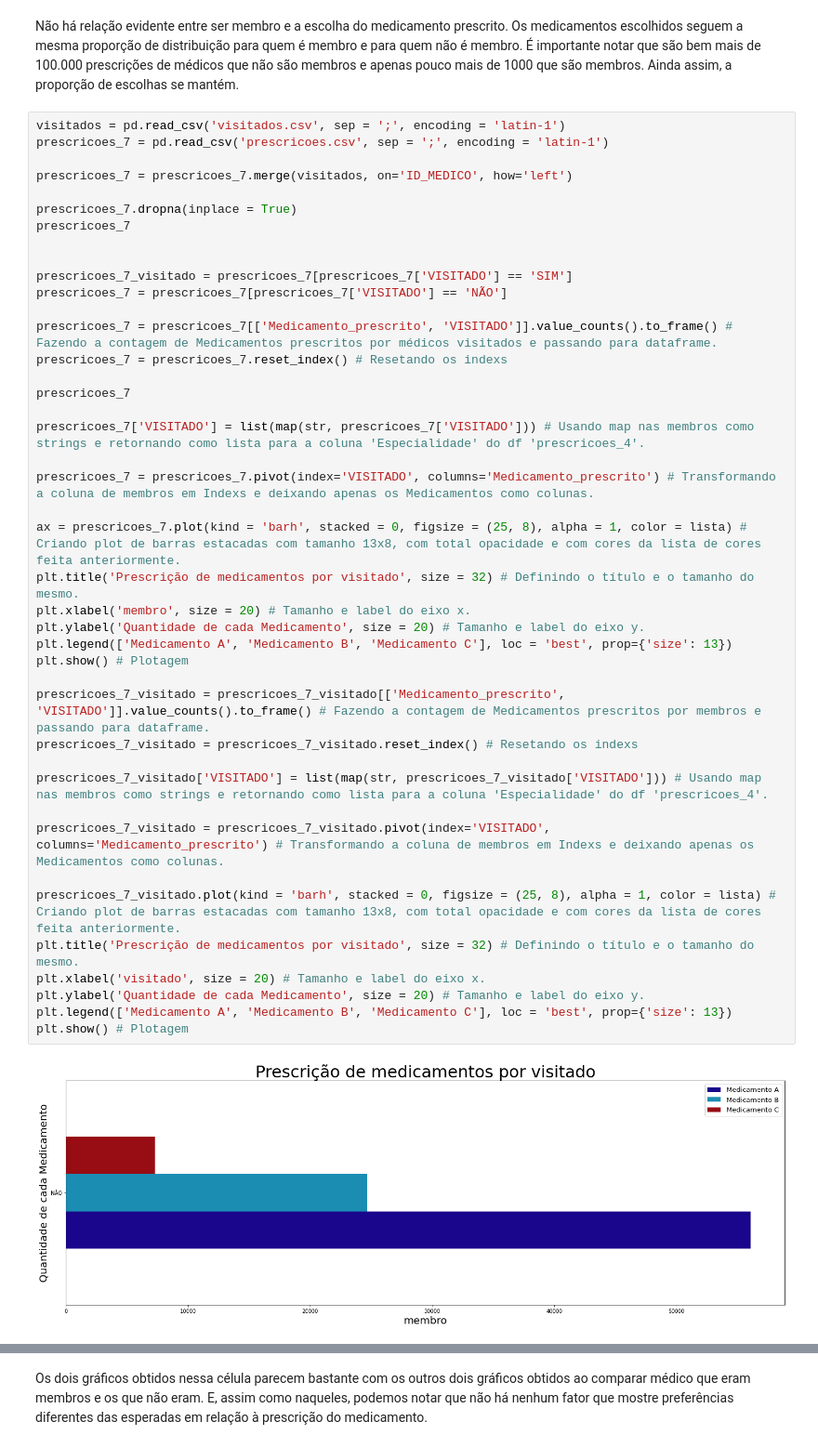
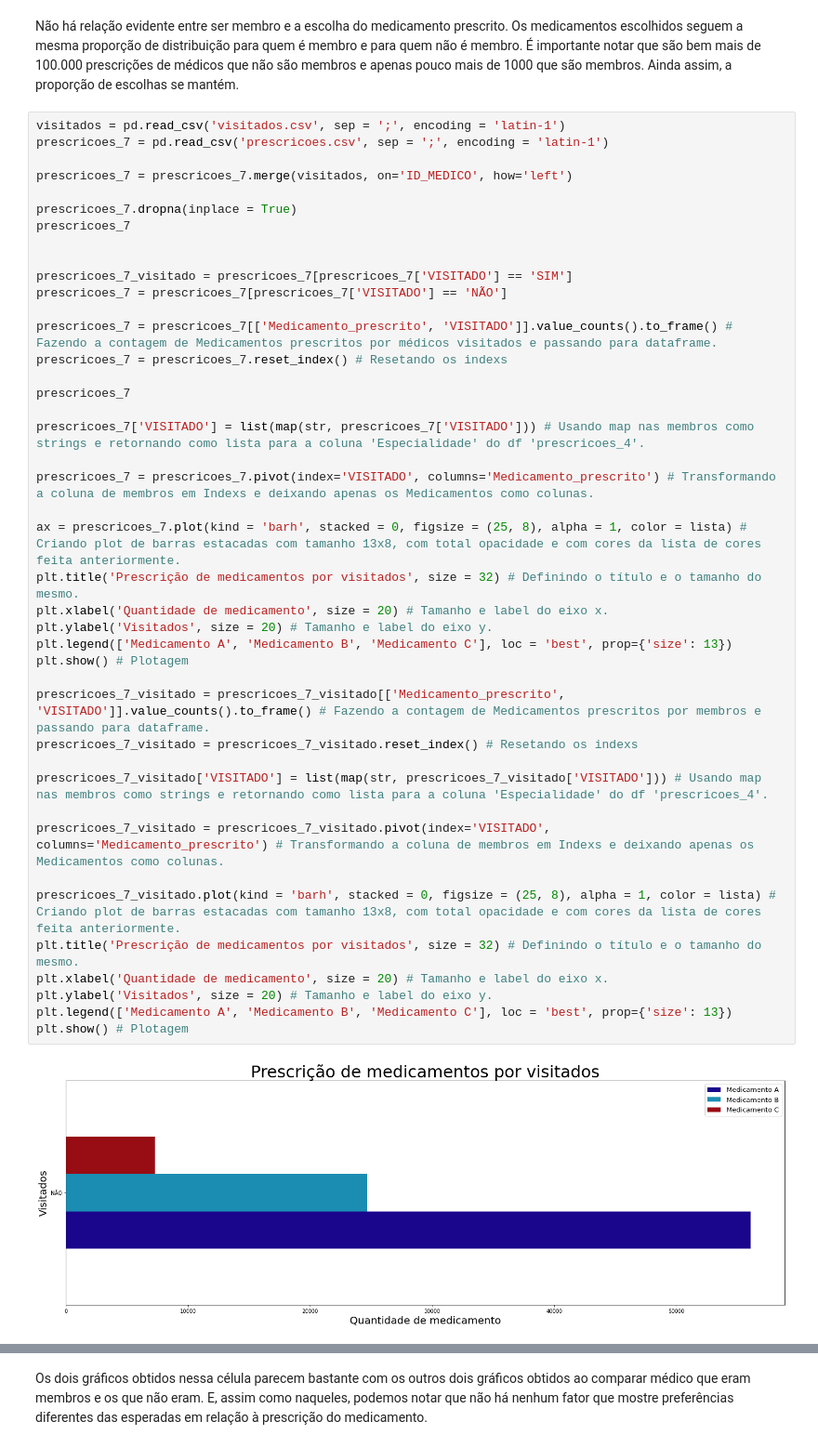
Before and after one commit to Juniorffonseca/processo_seletivo, a Jupyter notebook: teste_processo_seletivo.ipynb, the cells around one changed output, grey strips where cells are left out. Shown at 93% size. Cells and saved outputs as stored; diff of their text form.

```diff
--- a/teste_processo_seletivo.ipynb
+++ b/teste_processo_seletivo.ipynb
@@ -250,37 +250,37 @@ prescricoes_7.dropna(inplace = True)
 prescricoes_7
 
 
 prescricoes_7_visitado = prescricoes_7[prescricoes_7['VISITADO'] == 'SIM']
 prescricoes_7 = prescricoes_7[prescricoes_7['VISITADO'] == 'NÃO']
 
 prescricoes_7 = prescricoes_7[['Medicamento_prescrito', 'VISITADO']].value_counts().to_frame() # Fazendo a contagem de Medicamentos prescritos por médicos visitados e passando para dataframe.
 prescricoes_7 = prescricoes_7.reset_index() # Resetando os indexs
 
 prescricoes_7
 
 prescricoes_7['VISITADO'] = list(map(str, prescricoes_7['VISITADO'])) # Usando map nas membros como strings e retornando como lista para a coluna 'Especialidade' do df 'prescricoes_4'.
 
 prescricoes_7 = prescricoes_7.pivot(index='VISITADO', columns='Medicamento_prescrito') # Transformando a coluna de membros em Indexs e deixando apenas os Medicamentos como colunas.
 
 ax = prescricoes_7.plot(kind = 'barh', stacked = 0, figsize = (25, 8), alpha = 1, color = lista) # Criando plot de barras estacadas com tamanho 13x8, com total opacidade e com cores da lista de cores feita anteriormente.
-plt.title('Prescrição de medicamentos por visitado', size = 32) # Definindo o título e o tamanho do mesmo.
-plt.xlabel('membro', size = 20) # Tamanho e label do eixo x.
-plt.ylabel('Quantidade de cada Medicamento', size = 20) # Tamanho e label do eixo y.
+plt.title('Prescrição de medicamentos por visitados', size = 32) # Definindo o título e o tamanho do mesmo.
+plt.xlabel('Quantidade de medicamento', size = 20) # Tamanho e label do eixo x.
+plt.ylabel('Visitados', size = 20) # Tamanho e label do eixo y.
 plt.legend(['Medicamento A', 'Medicamento B', 'Medicamento C'], loc = 'best', prop={'size': 13})
 plt.show() # Plotagem
 
 prescricoes_7_visitado = prescricoes_7_visitado[['Medicamento_prescrito', 'VISITADO']].value_counts().to_frame() # Fazendo a contagem de Medicamentos prescritos por membros e passando para dataframe.
 prescricoes_7_visitado = prescricoes_7_visitado.reset_index() # Resetando os indexs
 
 prescricoes_7_visitado['VISITADO'] = list(map(str, prescricoes_7_visitado['VISITADO'])) # Usando map nas membros como strings e retornando como lista para a coluna 'Especialidade' do df 'prescricoes_4'.
 
 prescricoes_7_visitado = prescricoes_7_visitado.pivot(index='VISITADO', columns='Medicamento_prescrito') # Transformando a coluna de membros em Indexs e deixando apenas os Medicamentos como colunas.
 
 prescricoes_7_visitado.plot(kind = 'barh', stacked = 0, figsize = (25, 8), alpha = 1, color = lista) # Criando plot de barras estacadas com tamanho 13x8, com total opacidade e com cores da lista de cores feita anteriormente.
-plt.title('Prescrição de medicamentos por visitado', size = 32) # Definindo o título e o tamanho do mesmo.
-plt.xlabel('visitado', size = 20) # Tamanho e label do eixo x.
-plt.ylabel('Quantidade de cada Medicamento', size = 20) # Tamanho e label do eixo y.
+plt.title('Prescrição de medicamentos por visitados', size = 32) # Definindo o título e o tamanho do mesmo.
+plt.xlabel('Quantidade de medicamento', size = 20) # Tamanho e label do eixo x.
+plt.ylabel('Visitados', size = 20) # Tamanho e label do eixo y.
 plt.legend(['Medicamento A', 'Medicamento B', 'Medicamento C'], loc = 'best', prop={'size': 13})
 plt.show() # Plotagem
 # %% [output]
-[figure, old version]
+[figure, new version]
```
Also changed, not shown: parts of 1 cell of this notebook.
